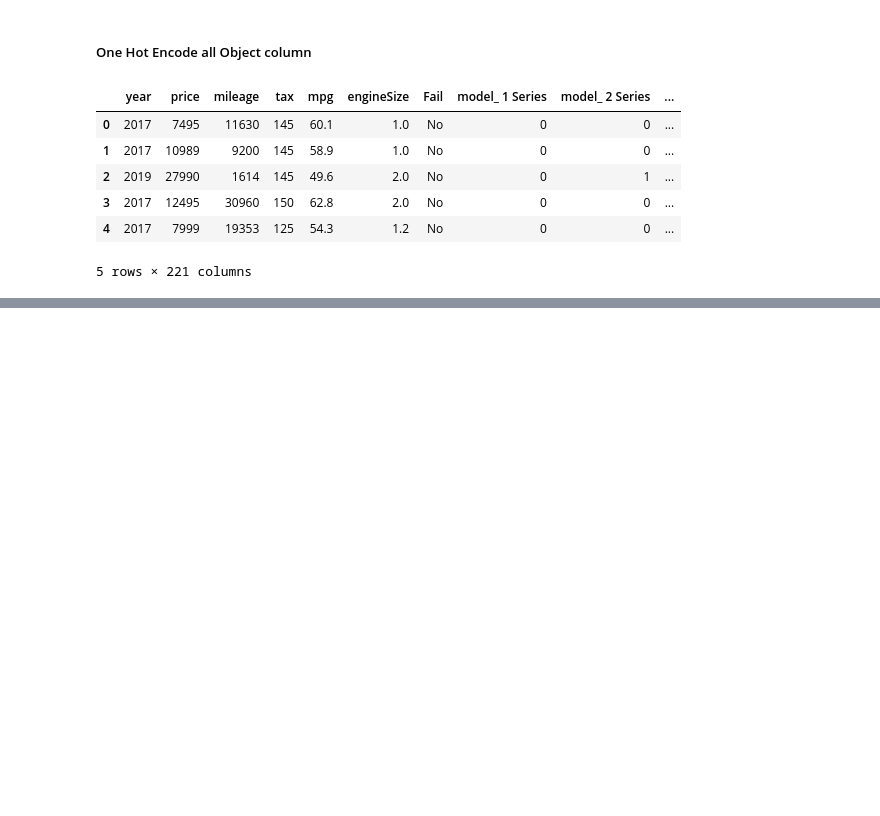
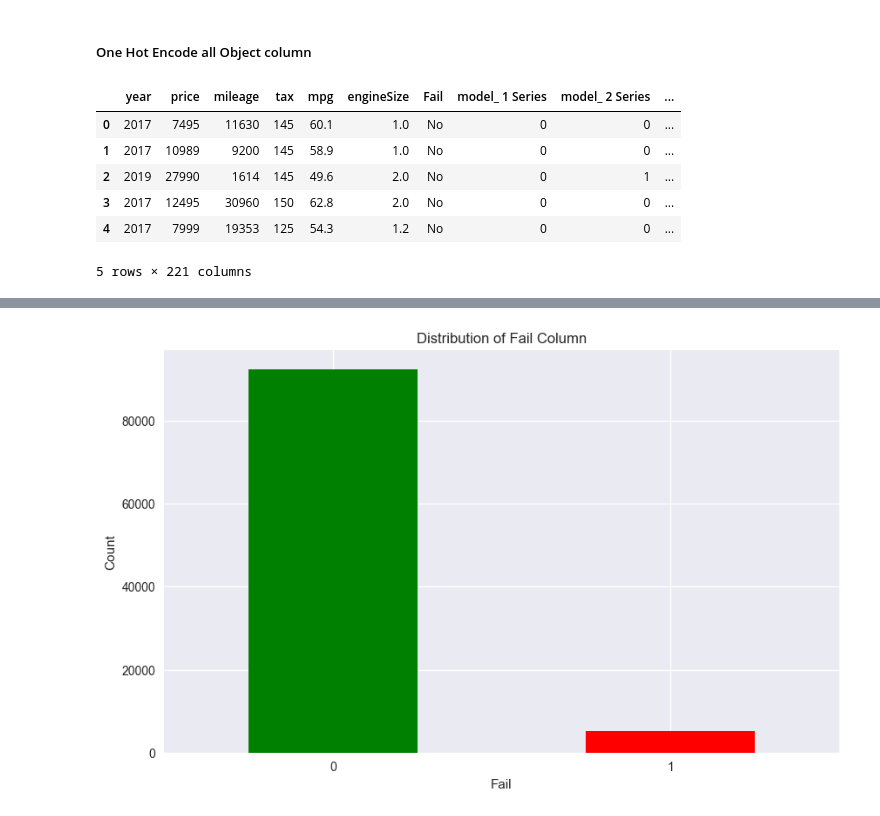
Before and after one commit to thekendev/AutoPredict, a Jupyter notebook: research/EDA_notebook.ipynb, the cells around one changed output, grey strips where cells are left out. Saved outputs shown, nothing was run; the diff lists cells and outputs as text; code cells hidden in the pictures; blank space fills up the shorter version.

```diff
--- a/research/EDA_notebook.ipynb
+++ b/research/EDA_notebook.ipynb
@@ -257,0 +521,15 @@ Index(['year', 'price', 'mileage', 'tax', 'mpg', 'engineSize', 'Fail',
+# %%
+# Plot histogram for the 'Fail' column with custom colors
+plt.figure(figsize=(10, 6))
+df['Fail'].value_counts().plot(kind='bar', color=['green', 'red'])
+plt.title('Distribution of Fail Column')
+plt.xlabel('Fail')
+plt.ylabel('Count')
+plt.xticks(rotation=0)
+
+# Save the histogram
+histogram_path = os.path.join(save_path, "fail_distribution_histogram.png")
+plt.savefig(histogram_path)
+plt.show()
+# %% [output]
+[figure, added]
```
Also changed, not shown: parts of 28 cells of this notebook, 16 other files.
